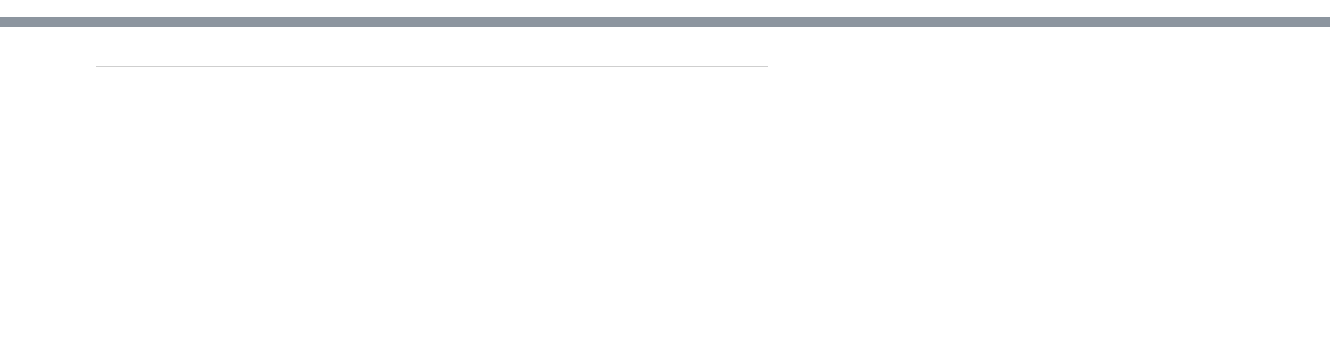
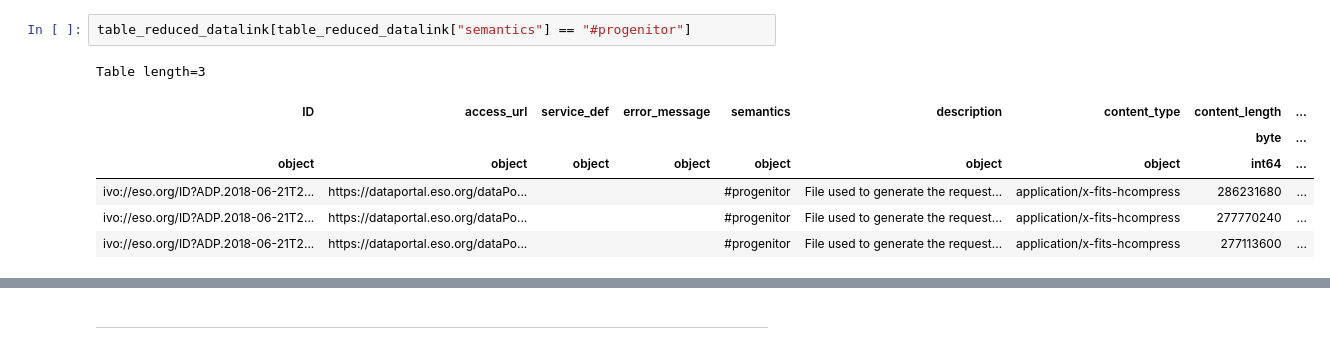
Before and after one commit to eso/astroquery_examples, a Jupyter notebook: examples/advanced/02_raw_to_reduced.ipynb, the cells around one changed output, grey strips where cells are left out. Cells and saved outputs as stored; diff of their text form; blank space fills up the shorter version.

```diff
--- a/examples/advanced/02_raw_to_reduced.ipynb
+++ b/examples/advanced/02_raw_to_reduced.ipynb
@@ -299,0 +174,10 @@ https://archive.eso.org/calselector/v1/associations?dp_id=SPHER.2016-09-26T03:04
+# %%
+table_reduced_datalink[table_reduced_datalink["semantics"] == "#progenitor"]
+# %% [output]
+Table length=3
+| ID | access_url | service_def | error_message | semantics | description | content_type | content_length | ... |
+|  |  |  |  |  |  |  | byte | ... |
+| object | object | object | object | object | object | object | int64 | ... |
+| ivo://eso.org/ID?ADP.2018-06-21T2... | https://dataportal.eso.org/dataPo... |  |  | #progenitor | File used to generate the request... | application/x-fits-hcompress | 286231680 | ... |
+| ivo://eso.org/ID?ADP.2018-06-21T2... | https://dataportal.eso.org/dataPo... |  |  | #progenitor | File used to generate the request... | application/x-fits-hcompress | 277770240 | ... |
+| ivo://eso.org/ID?ADP.2018-06-21T2... | https://dataportal.eso.org/dataPo... |  |  | #progenitor | File used to generate the request... | application/x-fits-hcompress | 277113600 | ... |
```
Also changed, not shown: parts of 46 cells of this notebook, 5 other files.
